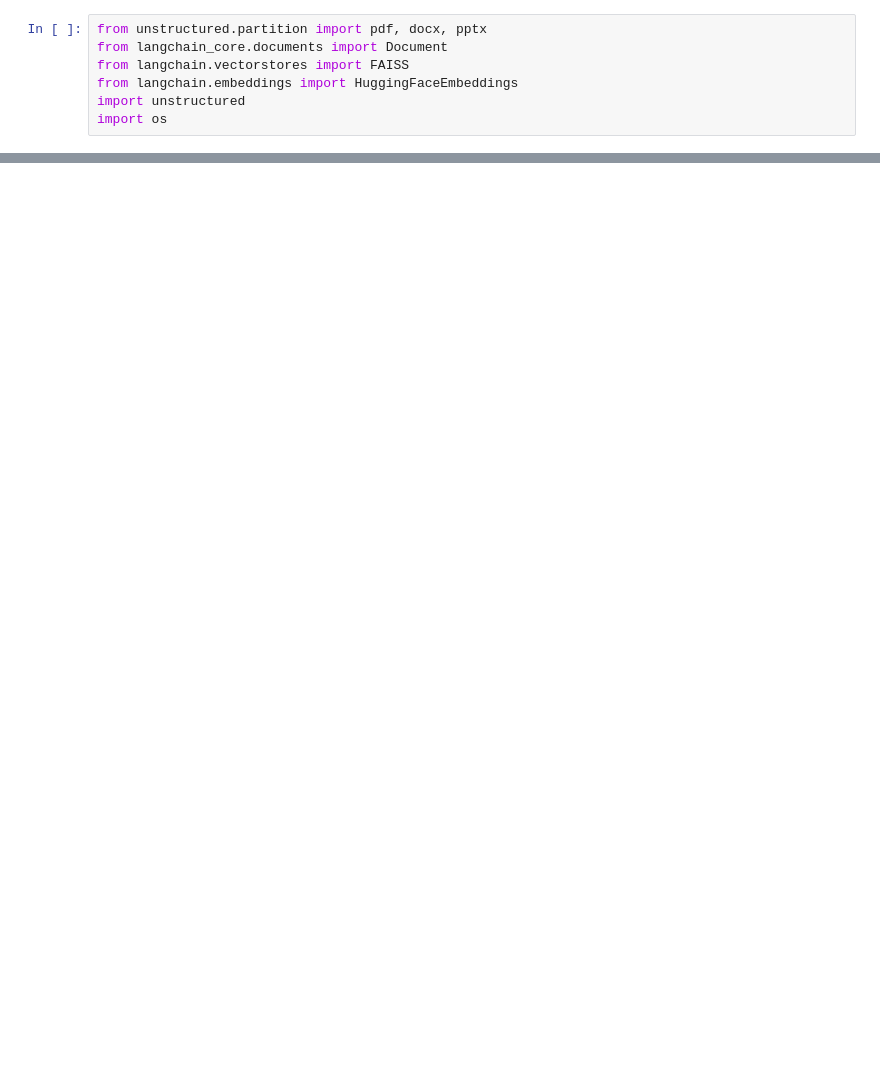
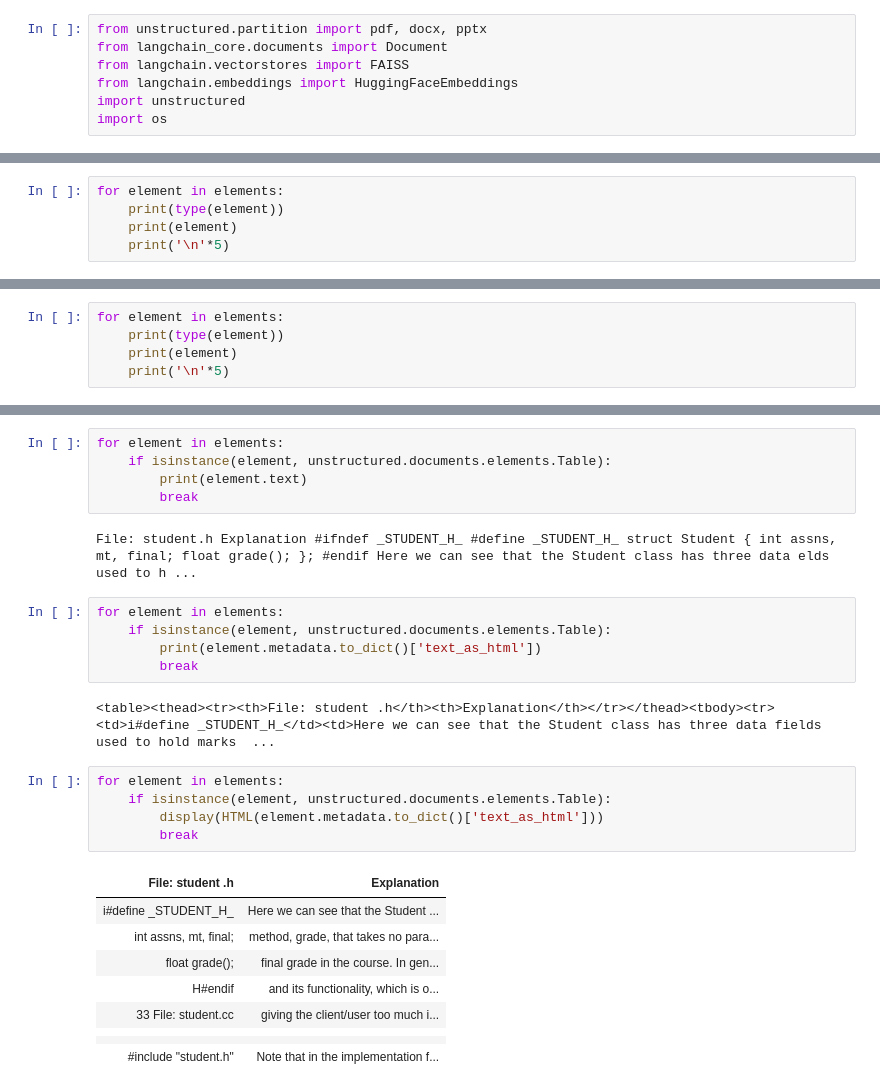
Before and after one commit to parthnayyar/ai-course-assistant, a Jupyter notebook: generate_docs_for_rag.ipynb, the cells around one changed output, grey strips where cells are left out. Drawn from its saved outputs; the diff is of its cells as text; blank space fills up the shorter version.

Commit message:
general design Co-authored-by: Mahip Singh <dirac292@users.noreply.github.com>

```diff
--- a/generate_docs_for_rag.ipynb
+++ b/generate_docs_for_rag.ipynb
@@ -65,0 +89,5 @@ elements[0]
+# %%
+for element in elements:
+    print(type(element))
+    print(element)
+    print('\n'*5)
@@ -65,0 +116,5 @@ elements[0]
+# %%
+for element in elements:
+    print(type(element))
+    print(element)
+    print('\n'*5)
@@ -66,3 +139,32 @@ elements[0]
+# %%
+for element in elements:
+    if isinstance(element, unstructured.documents.elements.Table):
+        print(element.text)
+        break
+# %% [output]
+File: student.h Explanation #ifndef _STUDENT_H_ #define _STUDENT_H_ struct Student { int assns, mt, final; float grade(); }; #endif Here we can see that the Student class has three data elds used to h ...
+# %%
+for element in elements:
+    if isinstance(element, unstructured.documents.elements.Table):
+        print(element.metadata.to_dict()['text_as_html'])
+        break
+# %% [output]
+<table><thead><tr><th>File: student .h</th><th>Explanation</th></tr></thead><tbody><tr><td>i#define _STUDENT_H_</td><td>Here we can see that the Student class has three data fields used to hold marks  ...
+# %%
+for element in elements:
+    if isinstance(element, unstructured.documents.elements.Table):
+        display(HTML(element.metadata.to_dict()['text_as_html']))
+        break
+# %% [output]
+| File: student .h | Explanation |
+| i#define _STUDENT_H_ | Here we can see that the Student ... |
+| int assns, mt, final; | method, grade, that takes no para... |
+| float grade(); | final grade in the course. In gen... |
+| H#endif | and its functionality, which is o... |
+| 33 File: student.cc | giving the client/user too much i... |
+|  |  |
+|  |  |
+| #include "student.h" | Note that in the implementation f... |
 # %%
 documents = []
 for element in elements:
```
Also changed, not shown: parts of 13 cells of this notebook, 2 other files.
